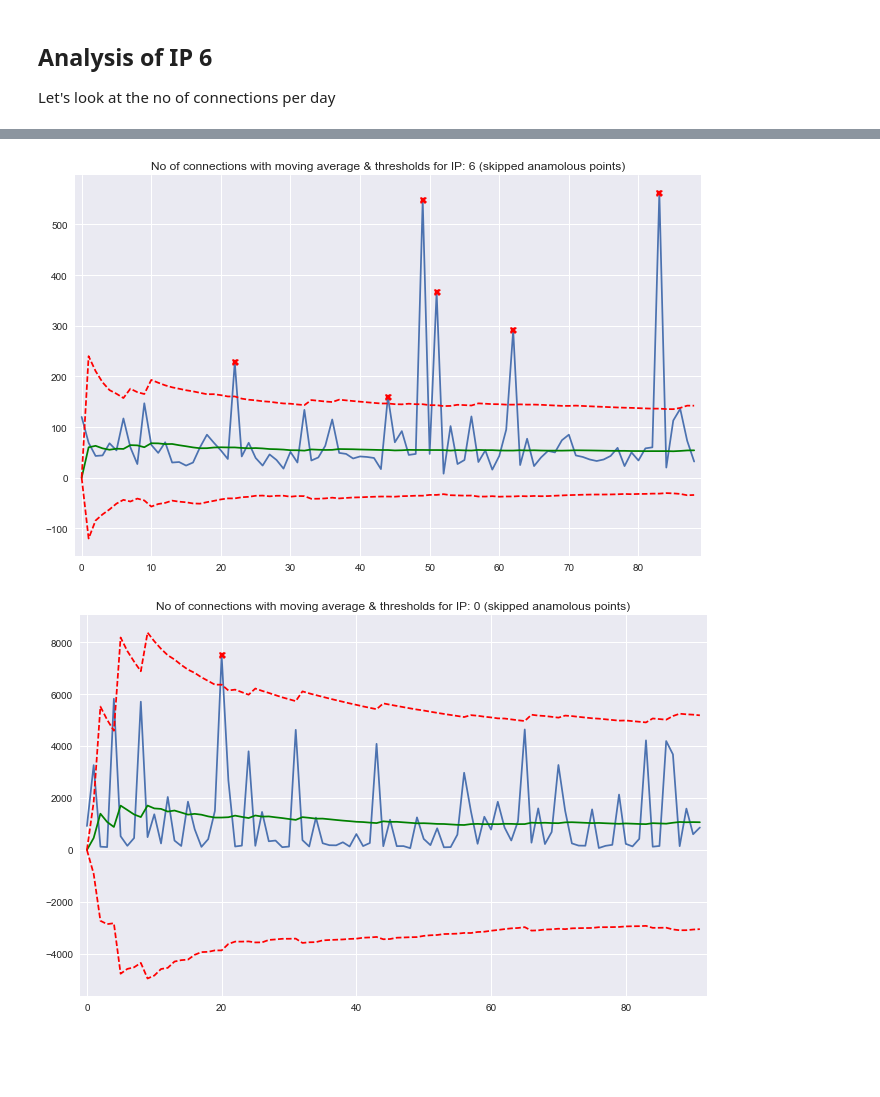
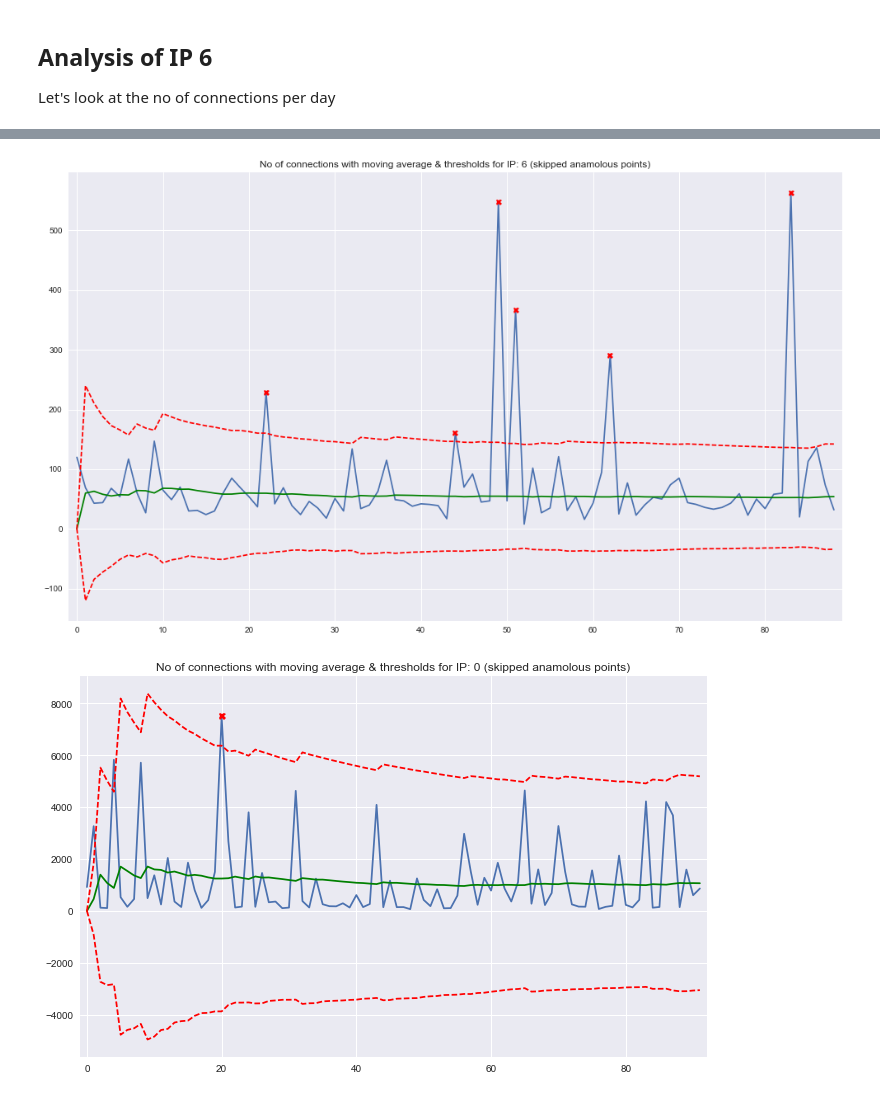
Before and after one commit to mebjas/owasp.tw.0718, a Jupyter notebook: notebooks/Anomaly Detection.ipynb, the cells around one changed output, grey strips where cells are left out. Saved outputs shown, nothing was run; the diff lists cells and outputs as text; code cells hidden in the pictures; blank space fills up the shorter version.

```diff
--- a/notebooks/Anomaly Detection.ipynb
+++ b/notebooks/Anomaly Detection.ipynb
@@ -19,6 +19,8 @@ sns.set(color_codes=True)
 # %%
 import warnings
 warnings.filterwarnings('ignore')
+# %%
+FIGSIZE = (15,10)
 # %% [markdown]
 ### Content
 Each row consists of four columns:
@@ -205,21 +207,21 @@ df3['mvpost'] = mvpost
 df3['mvnegt'] = mvnegt
 df3['anomalies'] = anomalies
 # %%
-plt.figure(figsize=(10,7))
+plt.figure(figsize=FIGSIZE)
 sns.tsplot(df3['f'])
 ax = sns.tsplot(df3['mvavg'], color='green')
 # ax.errorbar(df3.index, df3['mvavg'], yerr=df3['mvstd'])#, fmt='-o') #fmt=None to plot bars only
 
 sns.tsplot(df3['mvpost'], color='red', linestyle='--')
 sns.tsplot(df3['mvnegt'], color='red', linestyle='--')
 
 ax = sns.tsplot(df3['anomalies'], color='red', marker="x", interpolate=False)
 ax.lines[-1].set_marker("X")
 
 plt.title("No of connections with moving average & thresholds for IP: %s (skipped anamolous points)" % ip)
 plt.show()
 # %% [output]
-[figure, old version]
+[figure, new version]
 # %%
 W = 3
 S = 10
```
Also changed, not shown: parts of 17 cells of this notebook.
